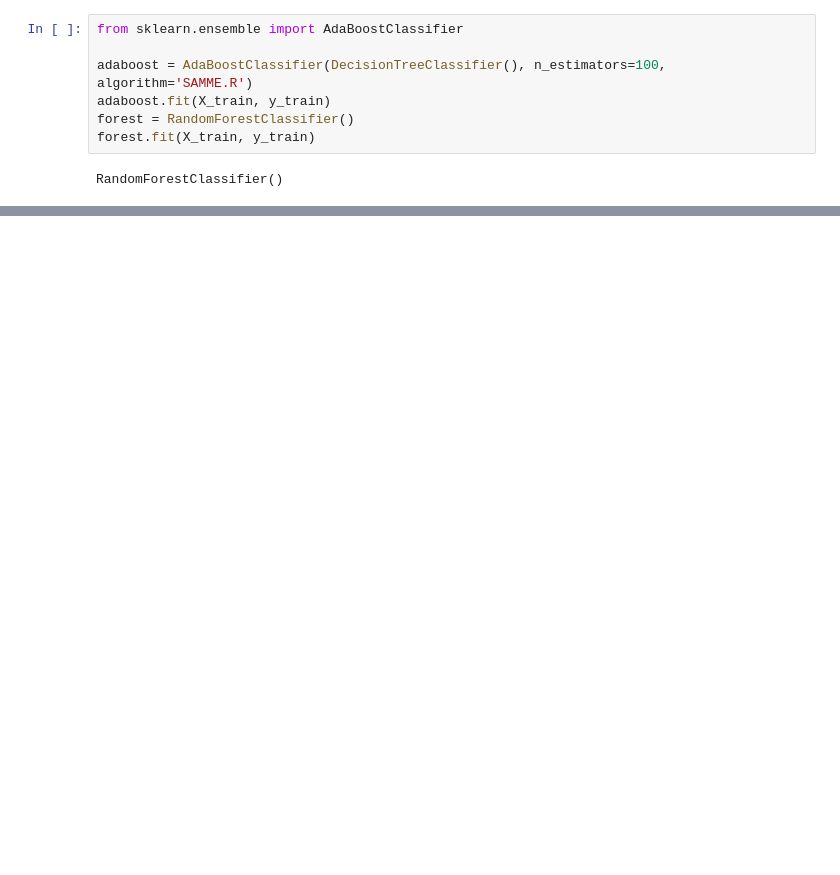
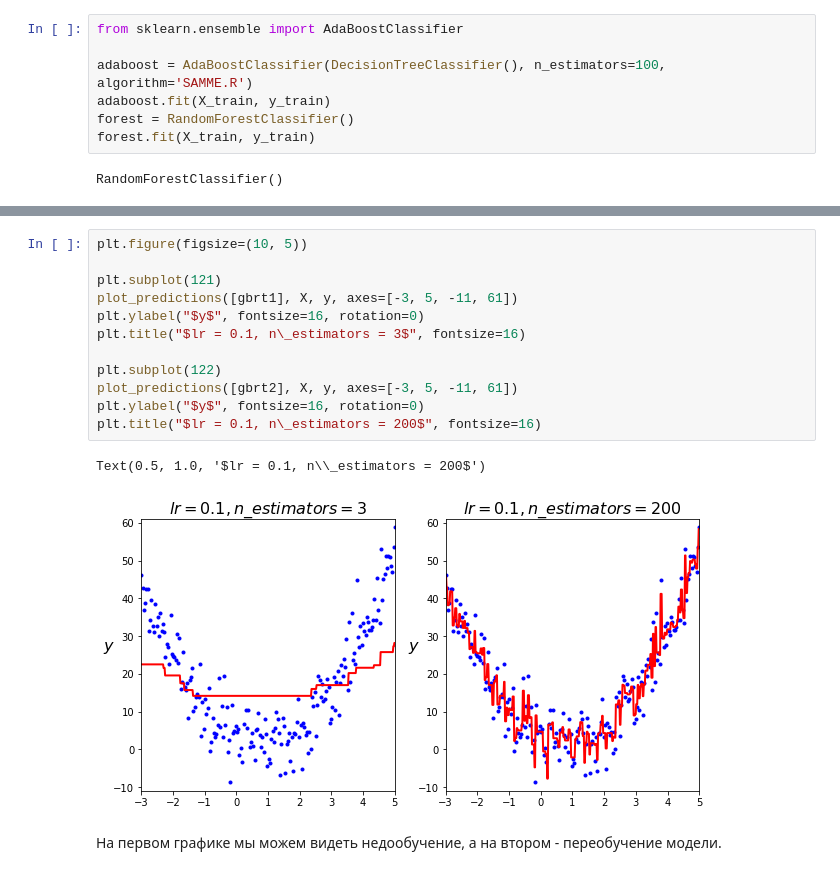
Before and after one commit to Lpshkn/Tutors, a Jupyter notebook: Practice/Ensemble/Ensemble.ipynb, the cells around one changed output, grey strips where cells are left out. Drawn from its saved outputs; the diff is of its cells as text; blank space fills up the shorter version.

```diff
--- a/Practice/Ensemble/Ensemble.ipynb
+++ b/Practice/Ensemble/Ensemble.ipynb
@@ -379,0 +495,17 @@ f1_score(y_test, adaboost.predict(X_test))
+# %%
+plt.figure(figsize=(10, 5))
+
+plt.subplot(121)
+plot_predictions([gbrt1], X, y, axes=[-3, 5, -11, 61])
+plt.ylabel("$y$", fontsize=16, rotation=0)
+plt.title("$lr = 0.1, n\_estimators = 3$", fontsize=16)
+
+plt.subplot(122)
+plot_predictions([gbrt2], X, y, axes=[-3, 5, -11, 61])
+plt.ylabel("$y$", fontsize=16, rotation=0)
+plt.title("$lr = 0.1, n\_estimators = 200$", fontsize=16)
+# %% [output]
+Text(0.5, 1.0, '$lr = 0.1, n\\_estimators = 200$')
+[figure, added]
+# %% [markdown]
+На первом графике мы можем видеть недообучение, а на втором - переобучение модели.
```
Also changed, not shown: parts of 57 cells of this notebook.
